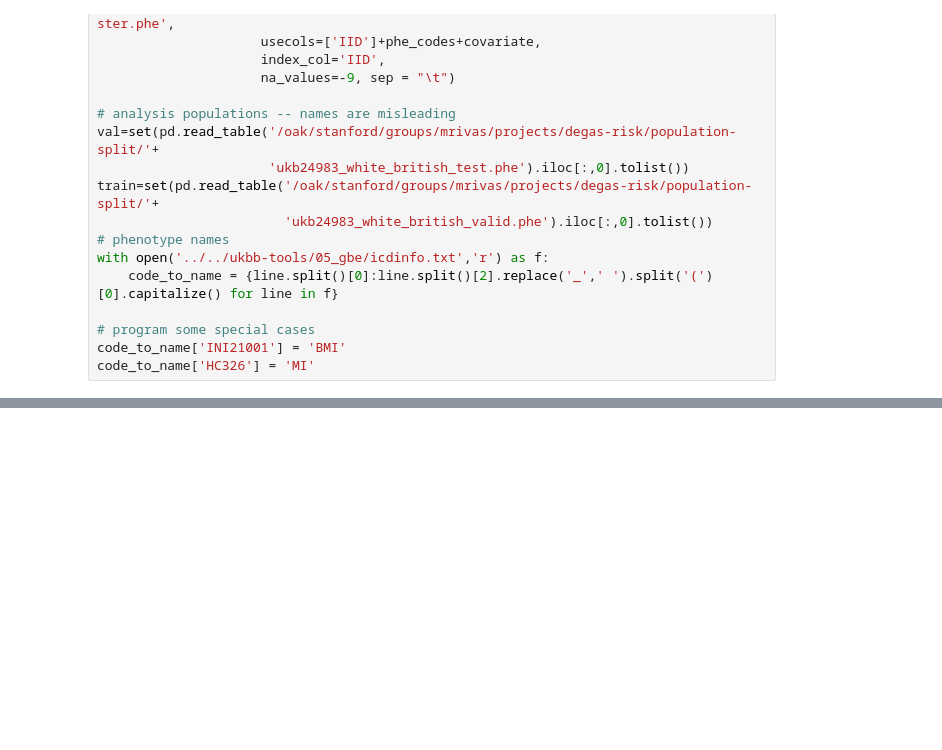
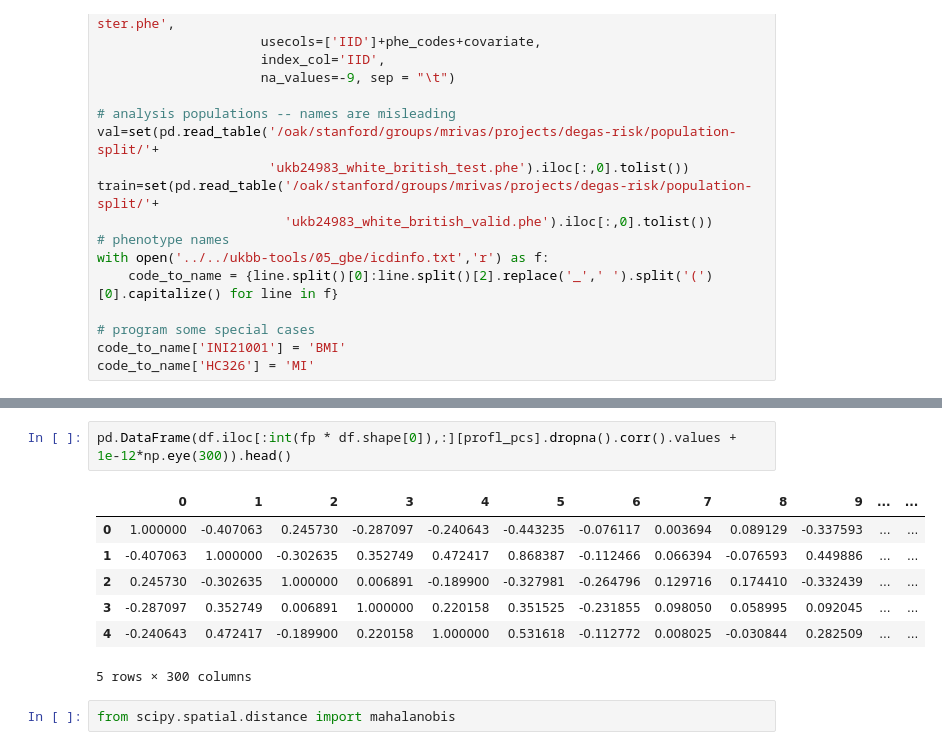
Before and after one commit to rivas-lab/degas-risk, a Jupyter notebook: figures/Figure4-Paint-Profiles.ipynb, the cells around one changed output, grey strips where cells are left out. Cells and saved outputs as stored; diff of their text form; blank space fills up the shorter version.

```diff
--- a/figures/Figure4-Paint-Profiles.ipynb
+++ b/figures/Figure4-Paint-Profiles.ipynb
@@ -194,0 +223,12 @@ PC108: 7.0%, PC117: 6.9%, PC109: 5.7%, PC94: 4.2%, PC114: 3.5%
+# %%
+pd.DataFrame(df.iloc[:int(fp * df.shape[0]),:][profl_pcs].dropna().corr().values + 1e-12*np.eye(300)).head()
+# %% [output]
+|  | 0 | 1 | 2 | 3 | 4 | 5 | 6 | 7 | 8 | 9 | ... | ... |
+| 0 | 1.000000 | -0.407063 | 0.245730 | -0.287097 | -0.240643 | -0.443235 | -0.076117 | 0.003694 | 0.089129 | -0.337593 | ... | ... |
+| 1 | -0.407063 | 1.000000 | -0.302635 | 0.352749 | 0.472417 | 0.868387 | -0.112466 | 0.066394 | -0.076593 | 0.449886 | ... | ... |
+| 2 | 0.245730 | -0.302635 | 1.000000 | 0.006891 | -0.189900 | -0.327981 | -0.264796 | 0.129716 | 0.174410 | -0.332439 | ... | ... |
+| 3 | -0.287097 | 0.352749 | 0.006891 | 1.000000 | 0.220158 | 0.351525 | -0.231855 | 0.098050 | 0.058995 | 0.092045 | ... | ... |
+| 4 | -0.240643 | 0.472417 | -0.189900 | 0.220158 | 1.000000 | 0.531618 | -0.112772 | 0.008025 | -0.030844 | 0.282509 | ... | ... |
+5 rows × 300 columns
+# %%
+from scipy.spatial.distance import mahalanobis
```
Also changed, not shown: parts of 4 cells of this notebook, 3 other files.
